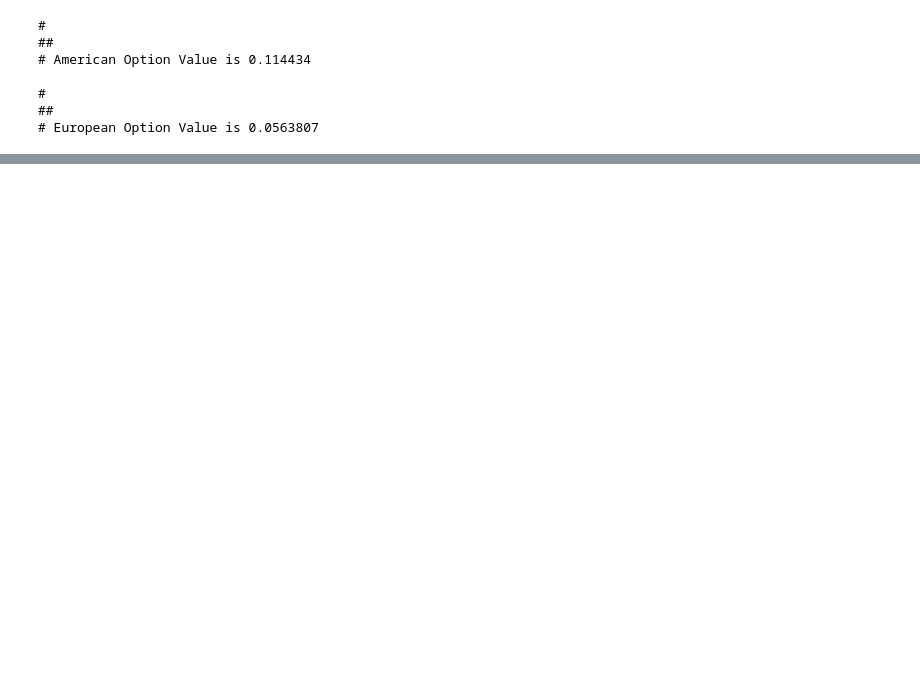
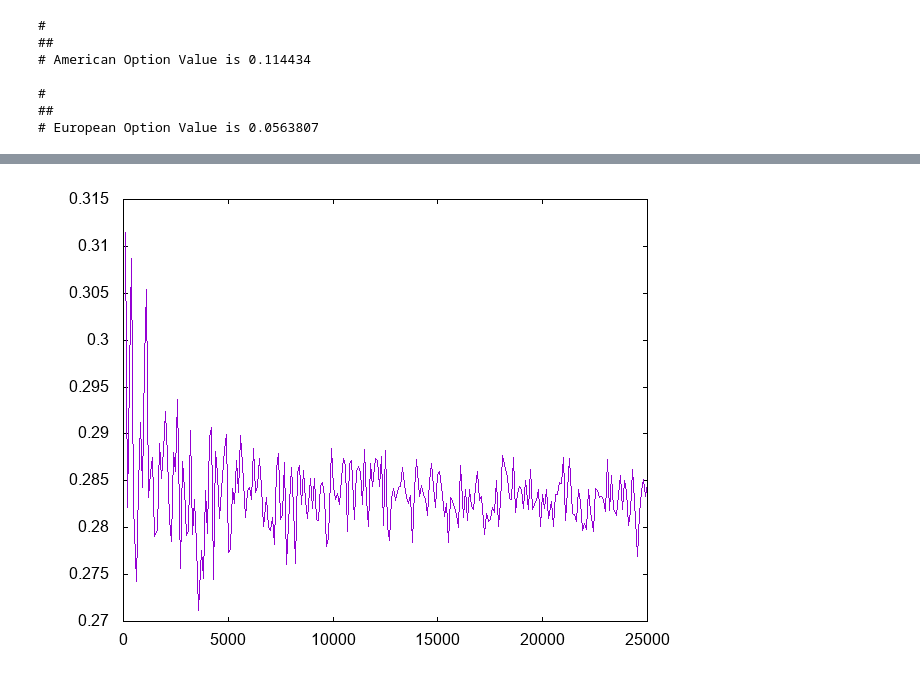
Before and after one commit to pjohno/MATH60082, a Jupyter notebook: notebooks/Least Squares Monte Carlo.ipynb, the cells around one changed output, grey strips where cells are left out. Saved outputs shown, nothing was run; the diff lists cells and outputs as text; code cells hidden in the pictures; blank space fills up the shorter version.

Commit message:
update least squares notebook

```diff
--- a/notebooks/Least Squares Monte Carlo.ipynb
+++ b/notebooks/Least Squares Monte Carlo.ipynb
@@ -285,0 +334,26 @@ exercisePeriod = std::vector<int>(n,timeSteps);
+# %%
+{
+    // number of exercise dates
+    int timeSteps=10;
+    // some parameters in the problem
+    double maturity=1.,interestRate=0.05,strikePrice=2.,S0=1.973,sigma=0.4;
+
+    // number of paths n
+    int n=100;
+    // degree of fitting polynomial
+    int M_degree=4;
+
+    int simulations=250;
+    std::vector<double> steps(simulations),values(simulations);
+
+    for(int i=0;i<simulations;i++)
+    {
+        int N=(i+1)*n;
+        steps[i] = N;
+        values[i] = MATH60082::monteCarloLeastSquares(S0,maturity,strikePrice,interestRate,sigma,timeSteps,M_degree,N);
+        GPLT::figure = GPLT::G.plotData(steps,values,0);
+    }
+}
+GPLT::figure
+# %% [output]
+[figure, added]
```
Also changed, not shown: parts of 10 cells of this notebook.
